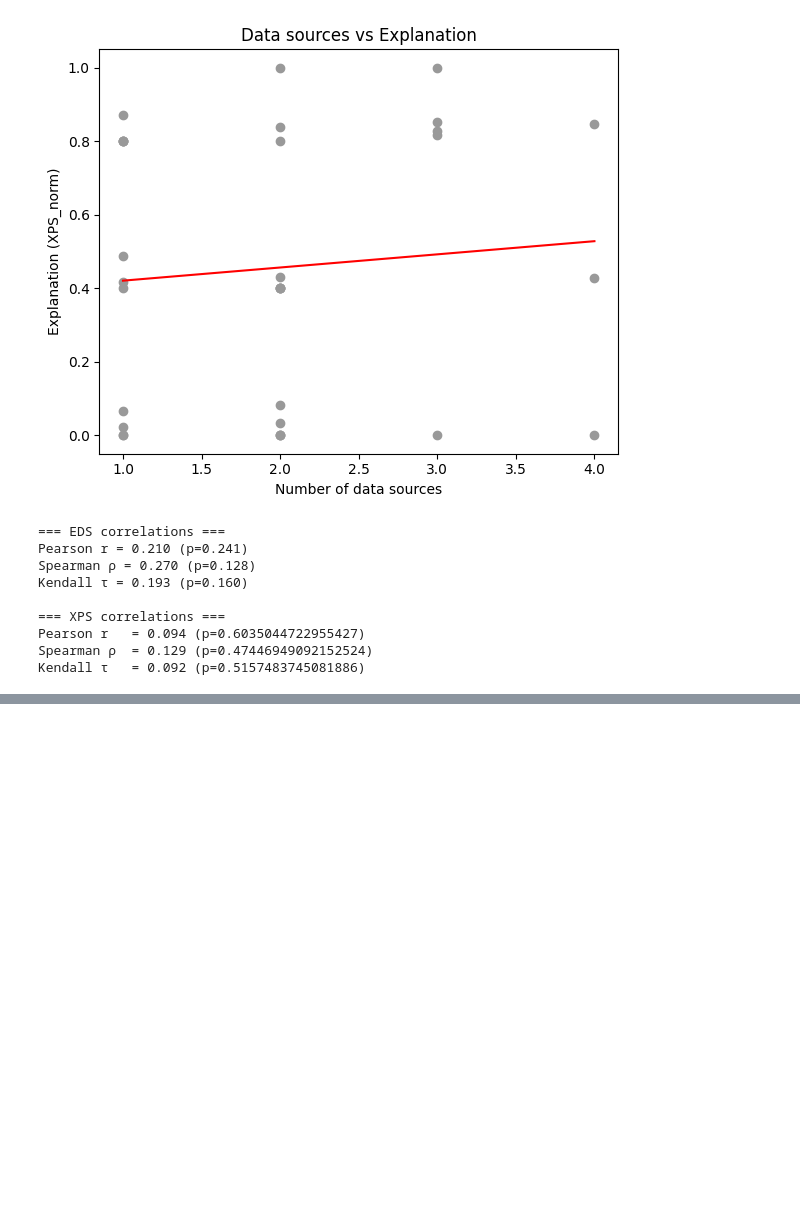
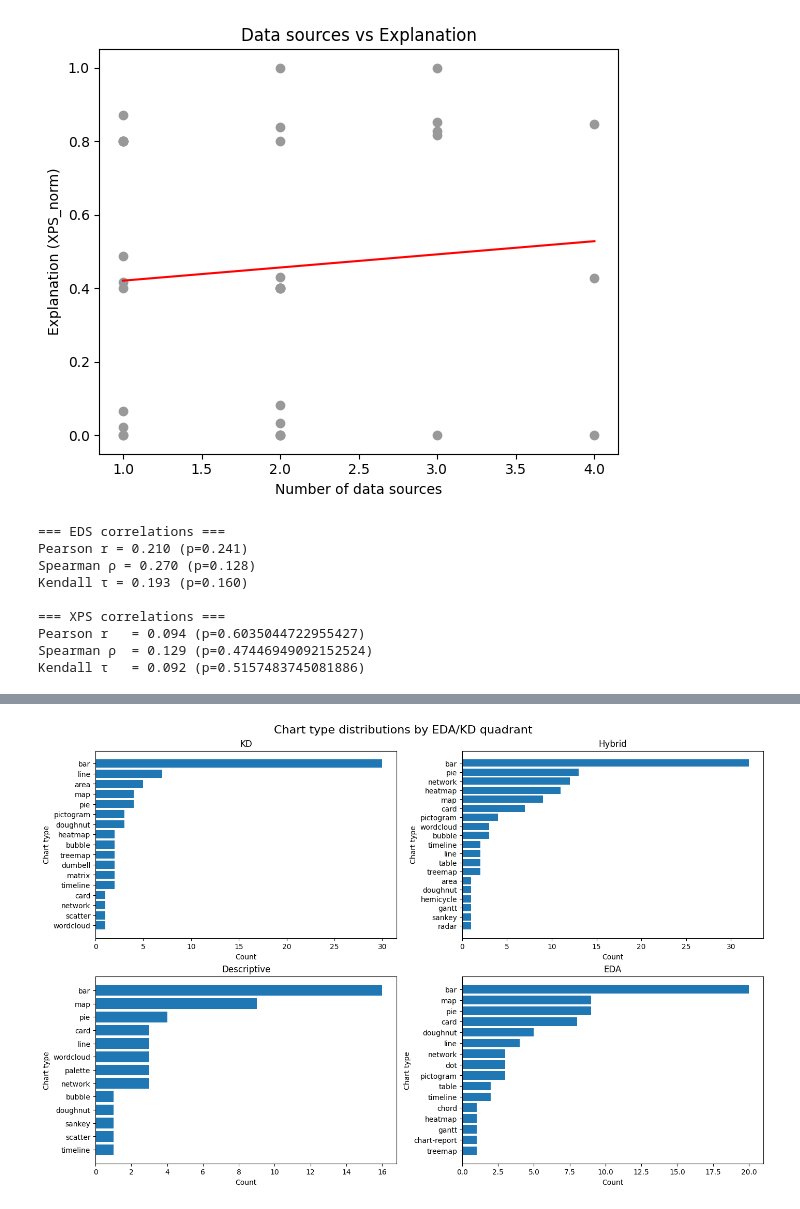
Before and after one commit to mondoboia/creator-complexity-lab, a Jupyter notebook: eda_vs_kd.ipynb, the cells around one changed output, grey strips where cells are left out. Saved outputs shown, nothing was run; the diff lists cells and outputs as text; code cells hidden in the pictures; blank space fills up the shorter version.

```diff
--- a/eda_vs_kd.ipynb
+++ b/eda_vs_kd.ipynb
@@ -264,0 +325,51 @@ Kendall τ   = 0.092 (p=0.5157483745081886)
+# %%
+class_to_pos = {
+    "KD":          (0, 0),  # Low EDS / High XPS
+    "Hybrid":      (0, 1),  # High EDS / High XPS
+    "Descriptive": (1, 0),  # Low EDS / Low XPS
+    "EDA":         (1, 1),  # High EDS / Low XPS
+}
+# %%
+# -------------------- Single figure: 2x2 arranged like the quadrants ---------
+# Layout matches the scatter:
+#   top-left     = Low EDS / High XPS (KD)
+#   top-right    = High EDS / High XPS (Hybrid)
+#   bottom-left  = Low EDS / Low XPS (Descriptive)
+#   bottom-right = High EDS / Low XPS (EDA)
+
+
+# How many chart types to show per quadrant (keeps the figure readable)
+TOP_N = 10
+
+# Create the 2x2 canvas
+fig, axes = plt.subplots(2, 2, figsize=(14, 9), constrained_layout=True)
+
+# Plot each quadrant in its position
+for quad, (r, c) in class_to_pos.items():
+    ax = axes[r, c]
+
+    # Subset distribution for this quadrant (guard for empty quadrants)
+    sub = dist[dist["class_label"] == quad].copy()
+    if sub.empty:
+        ax.set_title(f"{quad}\n(no chart types)")
+        ax.axis("off")
+        continue
+
+    # Keep top N by count
+    sub = sub.sort_values("count", ascending=False)
+
+    # Horizontal bars (invert y so the largest is on top)
+    ax.barh(sub["chart_type_norm"], sub["count"])
+    ax.invert_yaxis()
+
+    # Titles and labels
+    ax.set_title(quad)
+    ax.set_xlabel("Count")
+    ax.set_ylabel("Chart type")
+
+# Overall title
+fig.suptitle("Chart type distributions by EDA/KD quadrant", fontsize=16)
+
+plt.show()
+# %% [output]
+[figure, added]
```
Also changed, not shown: parts of 8 cells of this notebook, 1 other file.
